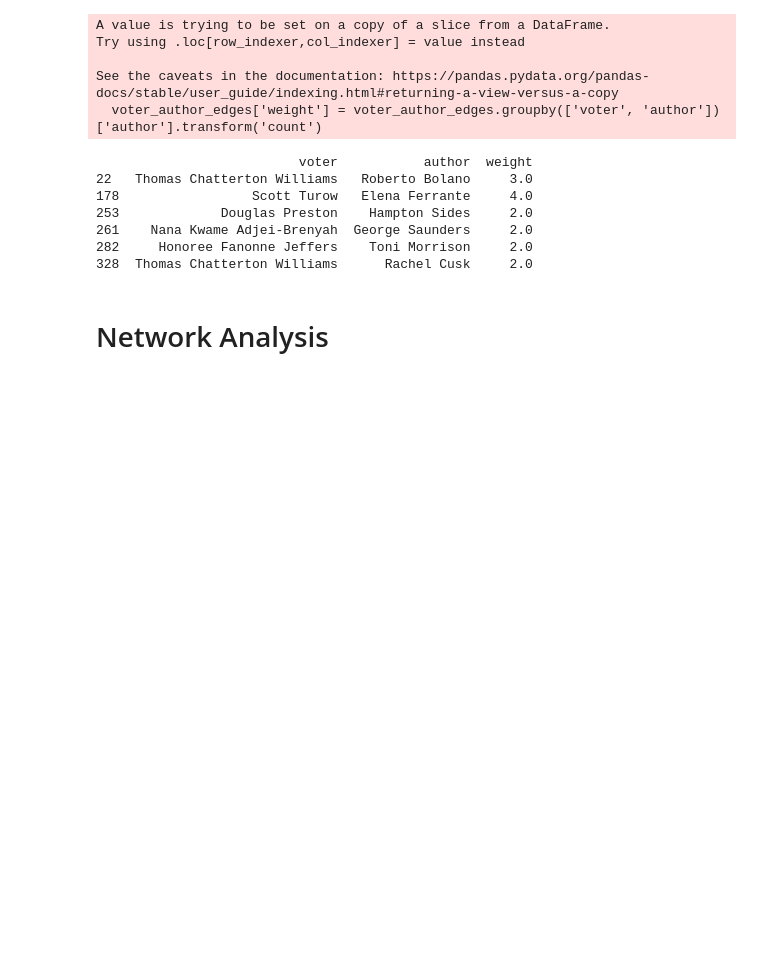
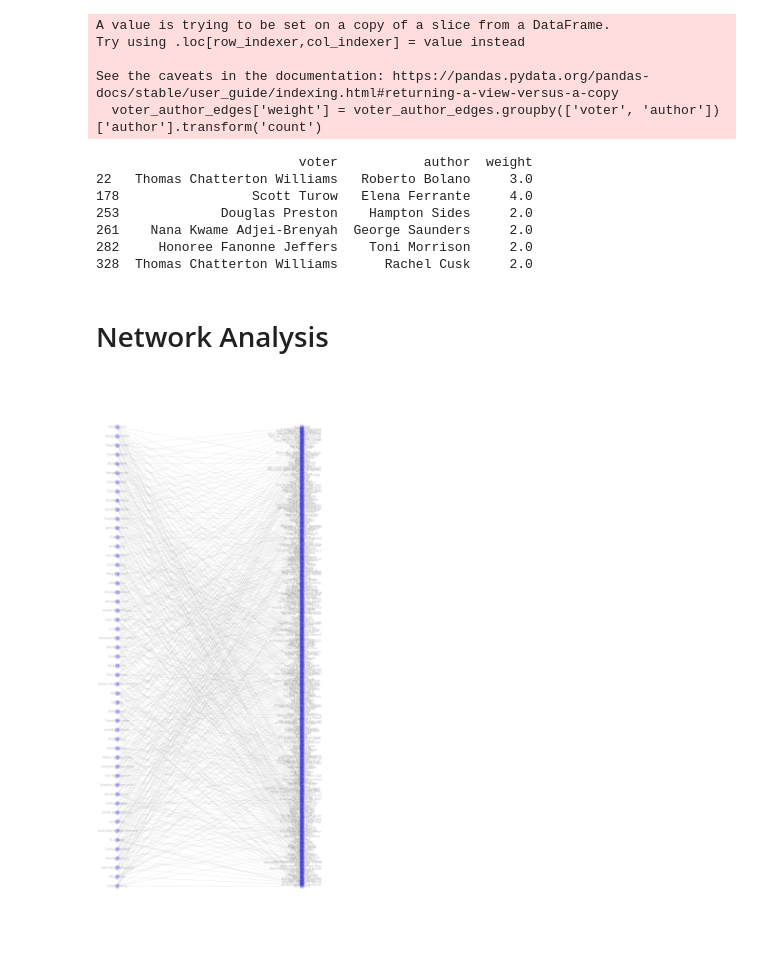
Before and after one commit to Marley-Myrianthopoulos/cunysps_data620, a Jupyter notebook: final/620_final.ipynb, the cells around one changed output. Saved outputs shown, nothing was run; the diff lists cells and outputs as text; code cells hidden in the pictures; blank space fills up the shorter version.

```diff
--- a/final/620_final.ipynb
+++ b/final/620_final.ipynb
@@ -113,6 +113,8 @@ print(voter_to_author_long.head())
 4    Curtis Sittenfeld     author    author_1  Alan Hollinghurst
 # %%
 voter_author_edges = voter_to_author_long[['voter', 'author']]
+
+voter_book_edges = voter_to_book_long[['voter', 'book']]
 # %%
 voter_author_edges['weight'] = voter_author_edges.groupby(['voter', 'author'])['author'].transform('count')
 voter_author_edges = voter_author_edges.drop_duplicates()
@@ -149,8 +151,30 @@ print(voter_author_edges[voter_author_edges.weight > 1])
 328  Thomas Chatterton Williams      Rachel Cusk     2.0
 # %%
 voter_author_edges = voter_author_edges.dropna()
+
+voter_book_edges = voter_book_edges.dropna()
 # %% [markdown]
 # Network Analysis
+# %%
+# Get a list of each type of node and the edges for the graph
+voters = voter_book_edges['voter'].unique()
+books =voter_book_edges['book'].unique()
+edges = list(voter_book_edges.itertuples(index=False, name=None))
+
+# Add graph elements
+B = nx.Graph()
+B.add_nodes_from(voters, bipartite=0)
+B.add_nodes_from(books, bipartite=1)
+B.add_edges_from(edges)
+
+# Create the graph
+pos = nx.drawing.layout.bipartite_layout(B, voter_book_edges['voter'])
+plt.figure(figsize = (16, 40))
+plt.tight_layout()
+plt.axis("off")
+nx.draw_networkx(B, node_color = 'blue', edge_color = 'gray', alpha = 0.25, pos = pos)
+# %% [output]
+[figure, added]
 # %%
 # initializes graph
 graph = nx.DiGraph()
```
Also changed, not shown: parts of 1 cell of this notebook.
